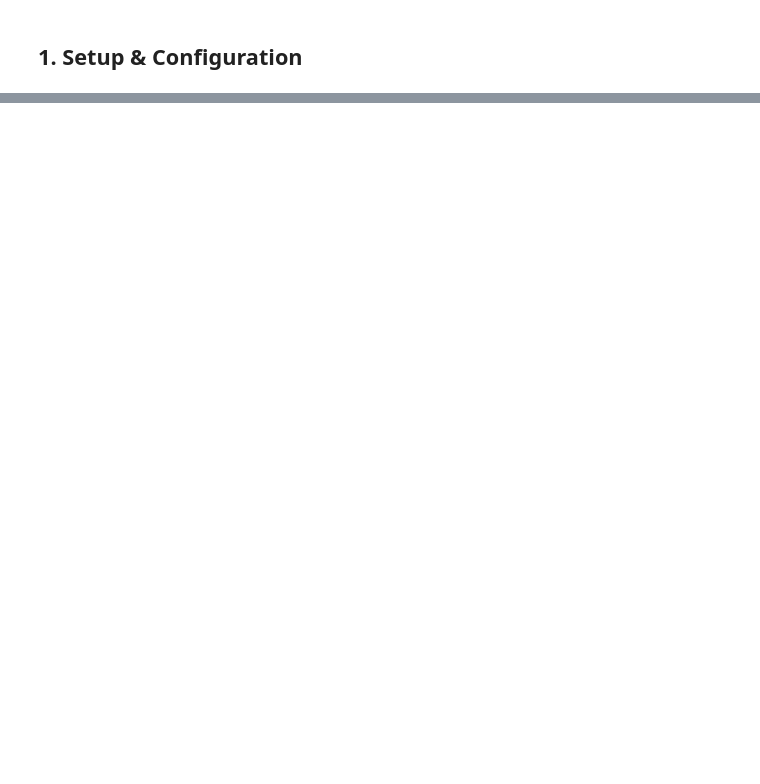
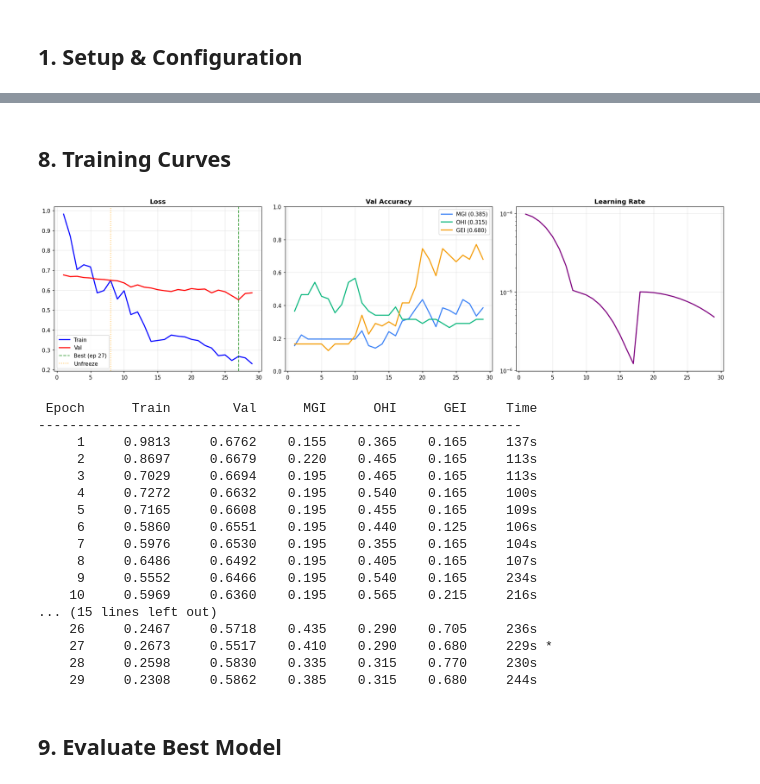
Before and after one commit to mugdh04/Dental_Score_analysis, a Jupyter notebook: ml/Train_Model.ipynb, the cells around one changed output, grey strips where cells are left out. Cells and saved outputs as stored; diff of their text form; code cells hidden in the pictures; blank space fills up the shorter version.

Commit message:
Model generated

```diff
--- a/ml/Train_Model.ipynb
+++ b/ml/Train_Model.ipynb
@@ -331,0 +534,63 @@ for epoch in epoch_pbar:
+# %% [markdown]
+## 8. Training Curves
+# %%
+if history:
+    ep = [h['epoch'] for h in history]
+    fig, axes = plt.subplots(1, 3, figsize=(18, 5))
+
+    # Loss
+    axes[0].plot(ep, [h['train_loss'] for h in history], 'b-', lw=2, label='Train')
+    axes[0].plot(ep, [h['val_loss'] for h in history],   'r-', lw=2, label='Val')
+    best_ep = ep[int(np.argmin([h['val_loss'] for h in history]))]
+    axes[0].axvline(best_ep, color='green', ls='--', alpha=.7, label=f'Best (ep {best_ep})')
+    if CONFIG['unfreeze_epoch'] < max(ep):
+        axes[0].axvline(CONFIG['unfreeze_epoch'], color='orange', ls=':', alpha=.7, label='Unfreeze')
+    axes[0].set_title('Loss', fontweight='bold'); axes[0].legend(); axes[0].grid(True, alpha=.3)
+
+    # Accuracy
+    for key, c in [('mgi','#3b82f6'), ('ohi','#10b981'), ('gei','#f59e0b')]:
+        vals = [h['val_acc'][key] for h in history]
+        axes[1].plot(ep, vals, color=c, lw=2, label=f'{key.upper()} ({vals[-1]:.3f})')
+    axes[1].set_ylim(0, 1); axes[1].set_title('Val Accuracy', fontweight='bold')
+    axes[1].legend(); axes[1].grid(True, alpha=.3)
+
+    # LR
+    axes[2].plot(ep, [h['lr'] for h in history], 'purple', lw=2)
+    axes[2].set_yscale('log'); axes[2].set_title('Learning Rate', fontweight='bold')
+    axes[2].grid(True, alpha=.3)
+
+    plt.tight_layout()
+    plt.savefig(os.path.join(CONFIG['output_dir'], 'training_curves.png'), bbox_inches='tight', dpi=150)
+    plt.show()
+
+    # Summary table
+    print(f'{"Epoch":>6} {"Train":>10} {"Val":>10} {"MGI":>8} {"OHI":>8} {"GEI":>8} {"Time":>8}')
+    print('-' * 62)
+    for h in history:
+        star = ' *' if h['val_loss'] <= best_val_loss + 1e-6 else ''
+        print(f'{h["epoch"]:6d} {h["train_loss"]:10.4f} {h["val_loss"]:10.4f} '
+              f'{h["val_acc"]["mgi"]:8.3f} {h["val_acc"]["ohi"]:8.3f} {h["val_acc"]["gei"]:8.3f} '
+              f'{h.get("time", 0):7.0f}s{star}')
+else:
+    print('No history yet. Run the training cell first.')
+# %% [output]
+[figure, added]
+ Epoch      Train        Val      MGI      OHI      GEI     Time
+--------------------------------------------------------------
+     1     0.9813     0.6762    0.155    0.365    0.165     137s
+     2     0.8697     0.6679    0.220    0.465    0.165     113s
+     3     0.7029     0.6694    0.195    0.465    0.165     113s
+     4     0.7272     0.6632    0.195    0.540    0.165     100s
+     5     0.7165     0.6608    0.195    0.455    0.165     109s
+     6     0.5860     0.6551    0.195    0.440    0.125     106s
+     7     0.5976     0.6530    0.195    0.355    0.165     104s
+     8     0.6486     0.6492    0.195    0.405    0.165     107s
+     9     0.5552     0.6466    0.195    0.540    0.165     234s
+    10     0.5969     0.6360    0.195    0.565    0.215     216s
+... (15 lines left out)
+    26     0.2467     0.5718    0.435    0.290    0.705     236s
+    27     0.2673     0.5517    0.410    0.290    0.680     229s *
+    28     0.2598     0.5830    0.335    0.315    0.770     230s
+    29     0.2308     0.5862    0.385    0.315    0.680     244s
+# %% [markdown]
+## 9. Evaluate Best Model
```
Also changed, not shown: parts of 38 cells of this notebook, 10 other files.
